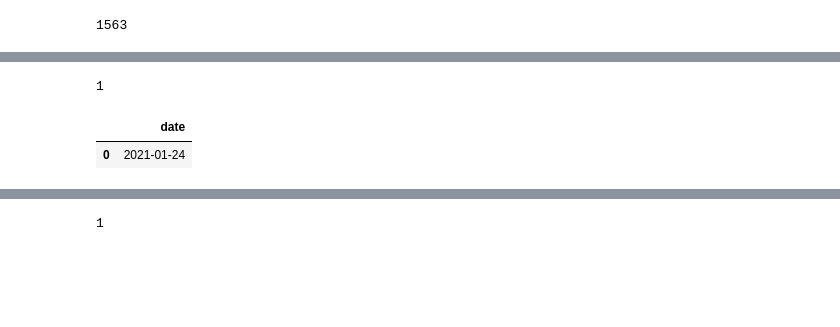
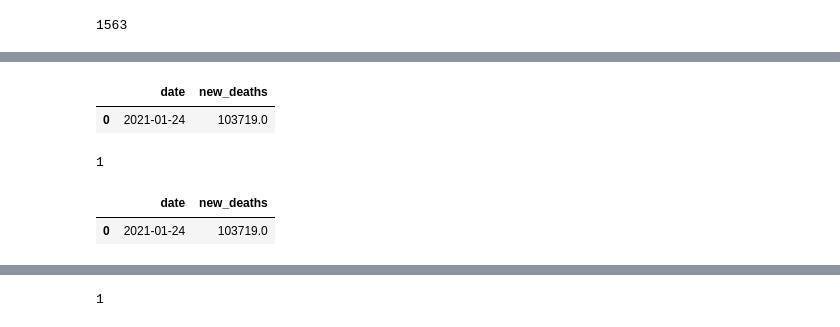
Before and after one commit to Kenanzh0/final_Project, a Jupyter notebook: data_analyst.ipynb, the cells around one changed output, grey strips where cells are left out. Drawn from its saved outputs; the diff is of its cells as text; code cells hidden in the pictures; blank space fills up the shorter version.

```diff
--- a/data_analyst.ipynb
+++ b/data_analyst.ipynb
@@ -241,3 +226,9 @@ pd.read_sql('df_world',eng)
 # %%
-df_world2=df_world[df_world['new_deaths'] == df_world['new_deaths'].max()]['date']
+d_max=df_world['new_deaths'].max()
+df_world_max_new_death=df_world[df_world['new_deaths'] == df_world['new_deaths'].max()]['date'].reset_index().reset_index(drop=True).drop("index",axis='columns')
+df_world_max_new_death['new_deaths']=d_max
+df_world_max_new_death
+# %% [output]
+|  | date | new_deaths |
+| 0 | 2021-01-24 | 103719.0 |
 # %%
@@ -245,10 +236,10 @@ df_world2.to_sql('df_world2',eng,index =False)
 # %% [output]
 1
 # %%
-pd.read_sql('df_world2',eng)
+pd.read_sql('df_world_max_new_death',eng)
 # %% [output]
-|  | date |
-| 0 | 2021-01-24 |
+|  | date | new_deaths |
+| 0 | 2021-01-24 | 103719.0 |
 # %%
 df_world_recent = df_world[df_world['new_cases'] == df_world.new_cases.max()]
 df_world_recent
```
Also changed, not shown: parts of 61 cells of this notebook.
